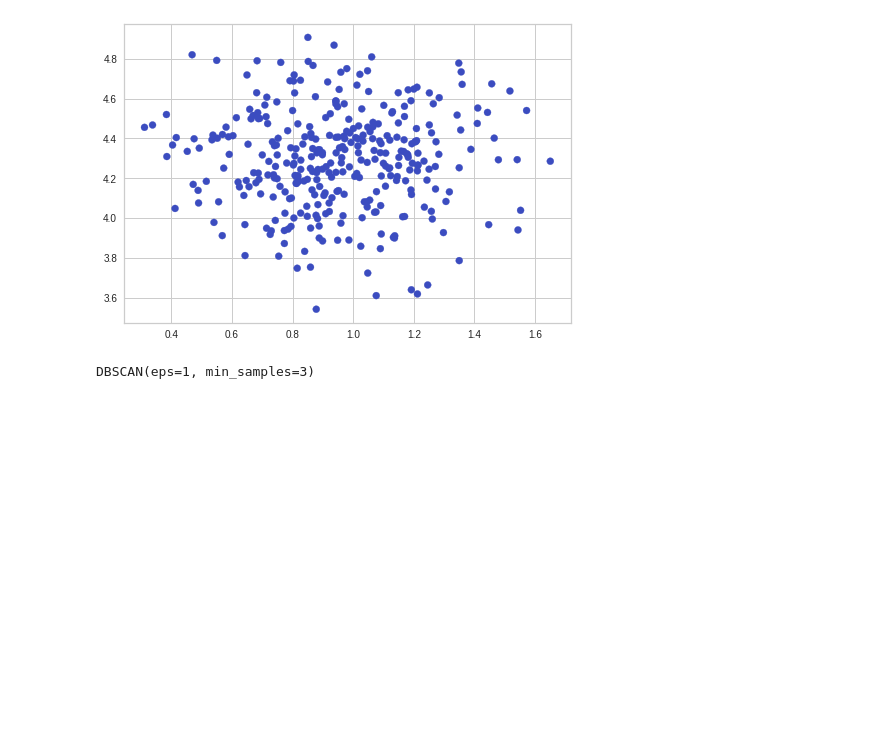
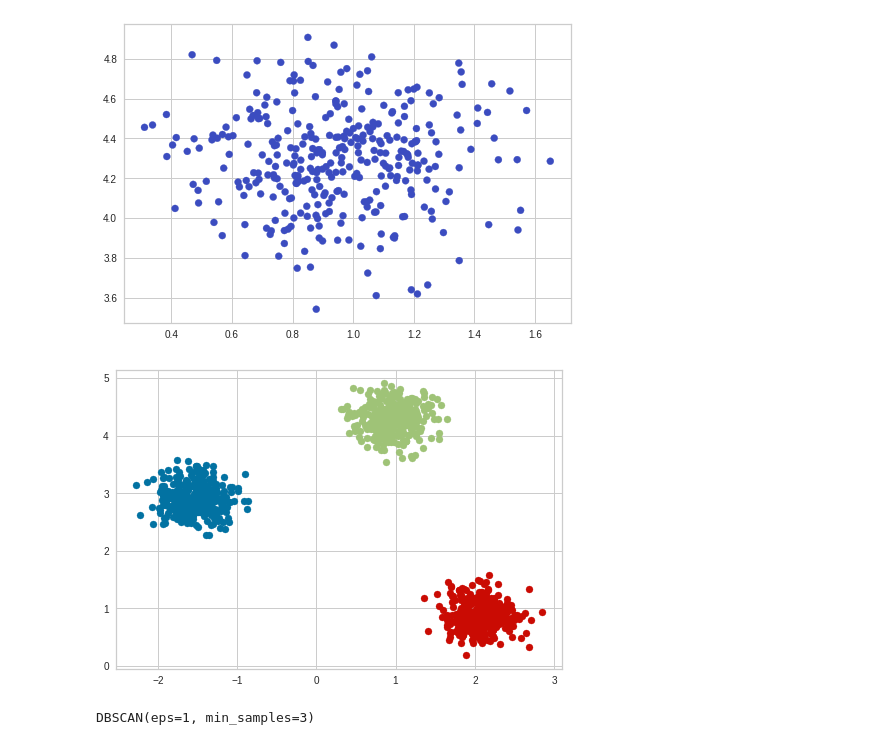
Before and after one commit to MYElmasry/DBSCAN-VS-KMeans, a Jupyter notebook: DBSCAN_VS_KMeans.ipynb, the cells around one changed output. Cells and saved outputs as stored; diff of their text form; code cells hidden in the pictures; blank space fills up the shorter version.

```diff
--- a/DBSCAN_VS_KMeans.ipynb
+++ b/DBSCAN_VS_KMeans.ipynb
@@ -142,6 +143,13 @@ plt.scatter(cluster2[:,0],cluster2[:,1], c=dbscan2.labels_, cmap="coolwarm")
 plt.show()
 # %% [output]
 [figure]
+# %%
+plt.scatter(cluster0[:,0],cluster0[:,1], c='r', cmap="coolwarm")
+plt.scatter(cluster1[:,0],cluster1[:,1], c='b', cmap="coolwarm")
+plt.scatter(cluster2[:,0],cluster2[:,1], c='g', cmap="coolwarm")
+plt.show()
+# %% [output]
+[figure, added]
 # %%
 dbscan = DBSCAN(eps=1, min_samples=3)
 dbscan.fit(X)
```
Also changed, not shown: parts of 36 cells of this notebook.
